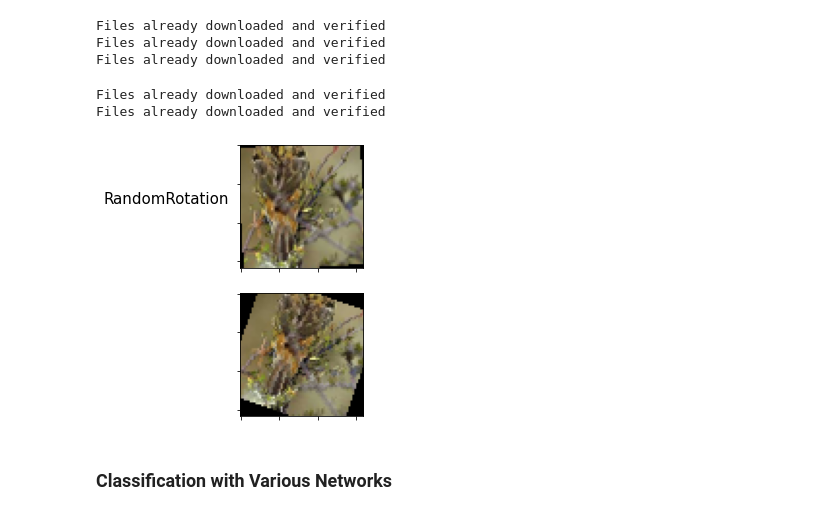
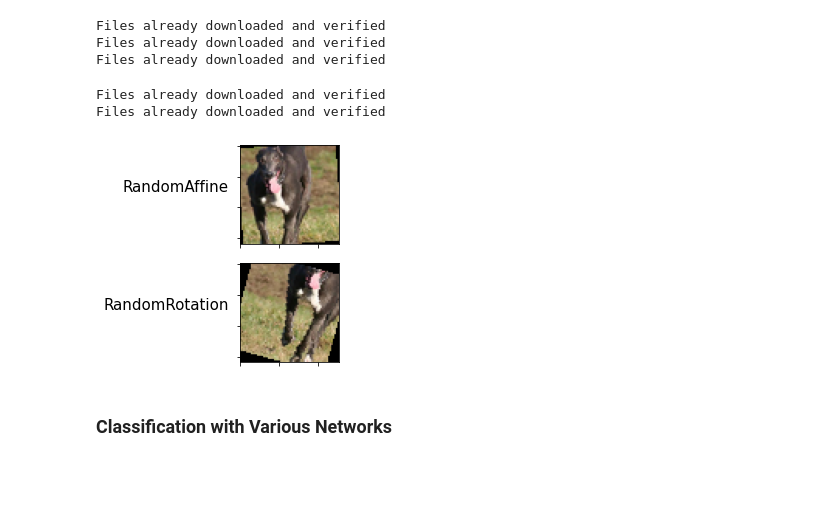
Before and after one commit to ofek181/MobileNetV2-comparison, a Jupyter notebook: MobileNetV2_compare.ipynb, the cells around one changed output. Saved outputs shown, nothing was run; the diff lists cells and outputs as text; code cells hidden in the pictures; blank space fills up the shorter version.

```diff
--- a/MobileNetV2_compare.ipynb
+++ b/MobileNetV2_compare.ipynb
@@ -108,35 +108,37 @@ def plot_augmentations(crop: int = 64) -> None:
                                                     torchvision.transforms.RandomRotation(20)])
 
     random_affine_data = torchvision.datasets.STL10(root='./data', split='train', download=True, transform=randomaffine)
     random_rotation_data = torchvision.datasets.STL10(root='./data', split='train', download=True, transform=randomrotation)
 
     affine_loader = torch.utils.data.DataLoader(random_affine_data)
     rotation_loader = torch.utils.data.DataLoader(random_rotation_data)
 
     iterator_affine = iter(affine_loader)
     iterator_rotation = iter(rotation_loader)
 
-    _, axes = plt.subplots(2, 1, figsize=(10, 5))
+    _, axes = plt.subplots(2, 1, figsize=(8, 4))
     axes = axes.flatten()
 
+    example_affine, _ = next(iterator_affine)
+    example_rotation, _ = next(iterator_rotation)
     example_affine, _ = next(iterator_affine)
     example_rotation, _ = next(iterator_rotation)
 
     axes[0].imshow(np.transpose(torchvision.utils.make_grid(example_affine), (1, 2, 0)))
     axes[0].set_ylabel('RandomAffine', rotation='horizontal', fontsize=15, horizontalalignment='right')
     axes[1].imshow(np.transpose(torchvision.utils.make_grid(example_rotation), (1, 2, 0)))
     axes[1].set_ylabel('RandomRotation', rotation='horizontal', fontsize=15, horizontalalignment='right')
 
     for ax in axes:
         ax.set_yticklabels([])
         ax.set_xticklabels([])
     plt.show()
 
 plot_augmentations()
 # %% [output]
 Files already downloaded and verified
 Files already downloaded and verified
-[figure, old version]
+[figure, new version]
 # %% [markdown]
 ###  Classification with Various Networks
 # %%
```
Also changed, not shown: parts of 3 cells of this notebook.
